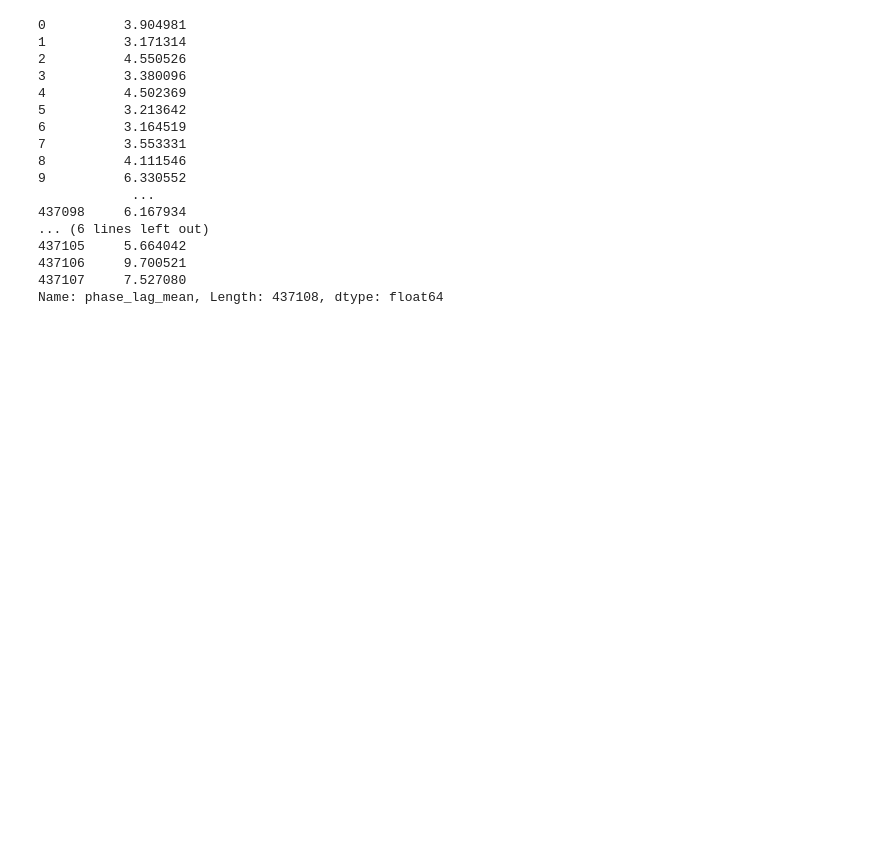
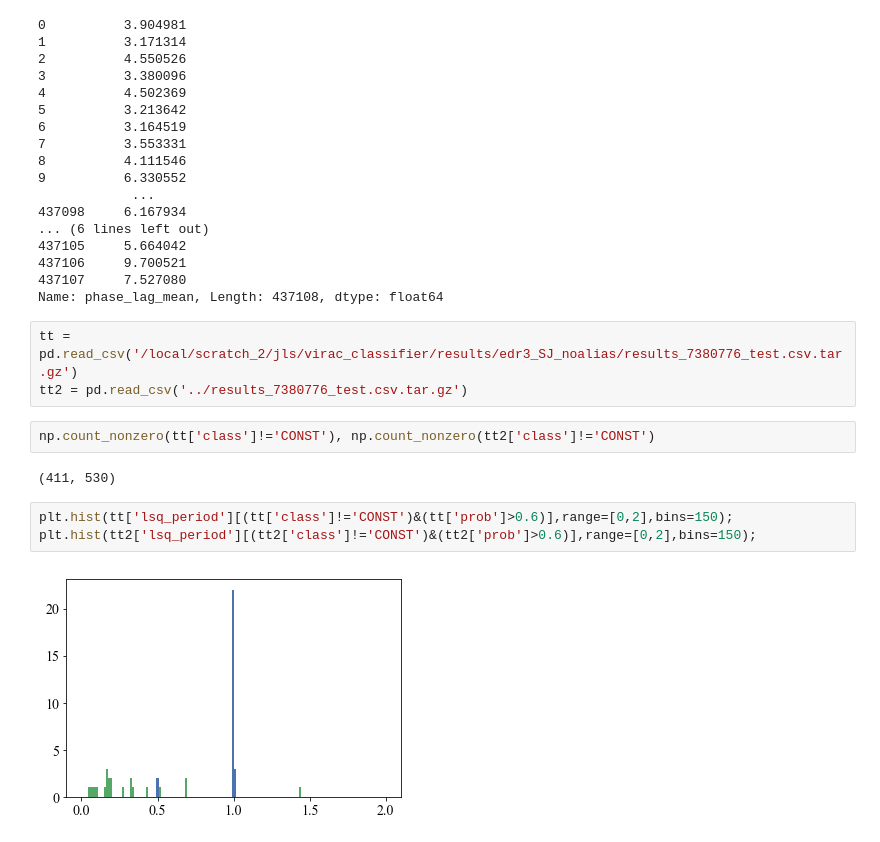
Before and after one commit to thomasmolnar/virac_classifier, a Jupyter notebook: plots/ConfusionMatrix-nofap.ipynb, the cells around one changed output. Saved outputs shown, nothing was run; the diff lists cells and outputs as text; blank space fills up the shorter version.

```diff
--- a/plots/ConfusionMatrix-nofap.ipynb
+++ b/plots/ConfusionMatrix-nofap.ipynb
@@ -903,3 +905,15 @@ var_dataset['phase_lag_mean']
 437106     9.700521
 437107     7.527080
 Name: phase_lag_mean, Length: 437108, dtype: float64
+# %%
+tt = pd.read_csv('/local/scratch_2/jls/virac_classifier/results/edr3_SJ_noalias/results_7380776_test.csv.tar.gz')
+tt2 = pd.read_csv('../results_7380776_test.csv.tar.gz')
+# %%
+np.count_nonzero(tt['class']!='CONST'), np.count_nonzero(tt2['class']!='CONST')
+# %% [output]
+(411, 530)
+# %%
+plt.hist(tt['lsq_period'][(tt['class']!='CONST')&(tt['prob']>0.6)],range=[0,2],bins=150);
+plt.hist(tt2['lsq_period'][(tt2['class']!='CONST')&(tt2['prob']>0.6)],range=[0,2],bins=150);
+# %% [output]
+[figure, added]
```
Also changed, not shown: parts of 39 cells of this notebook, 6 other files.
